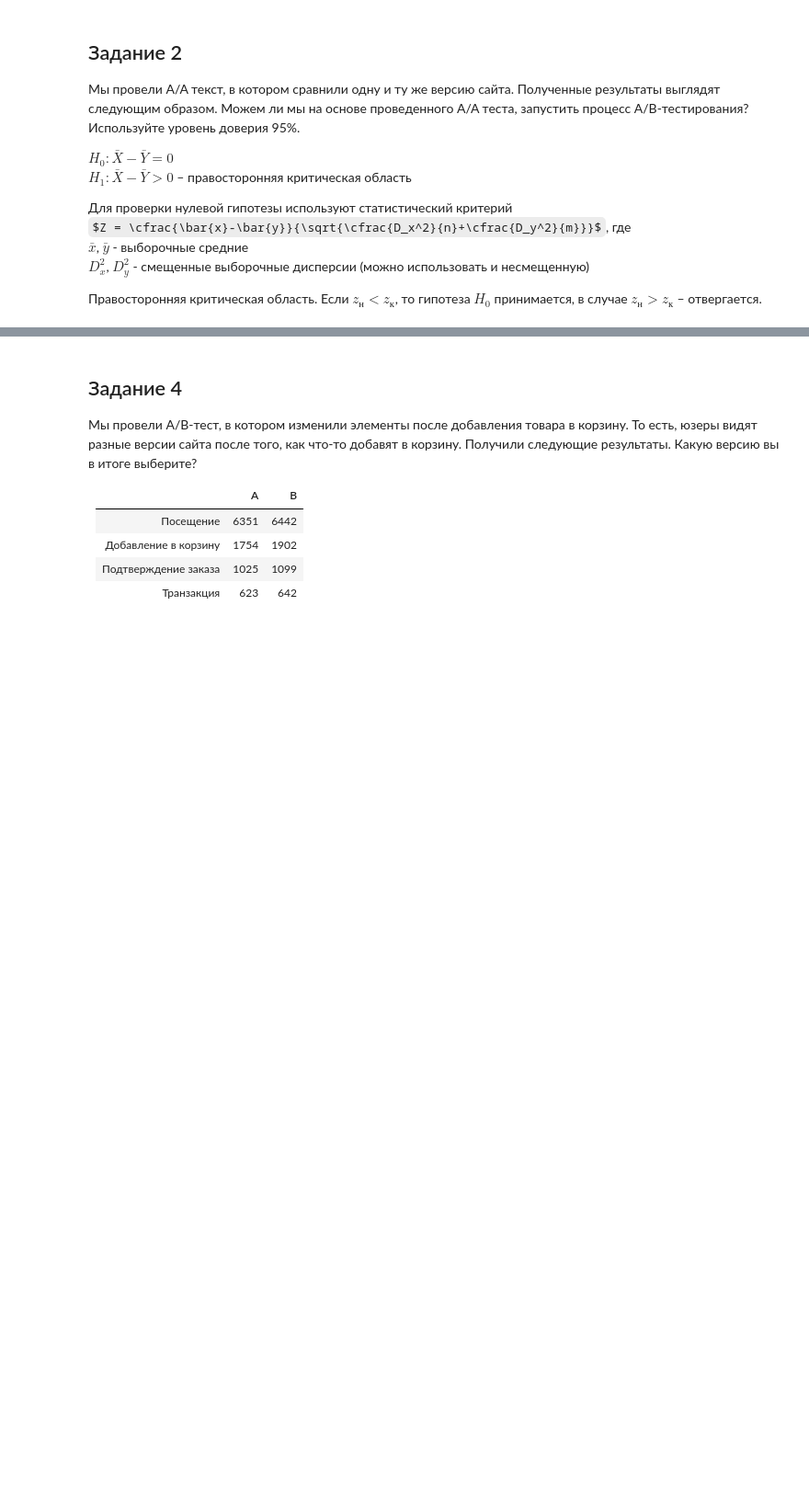
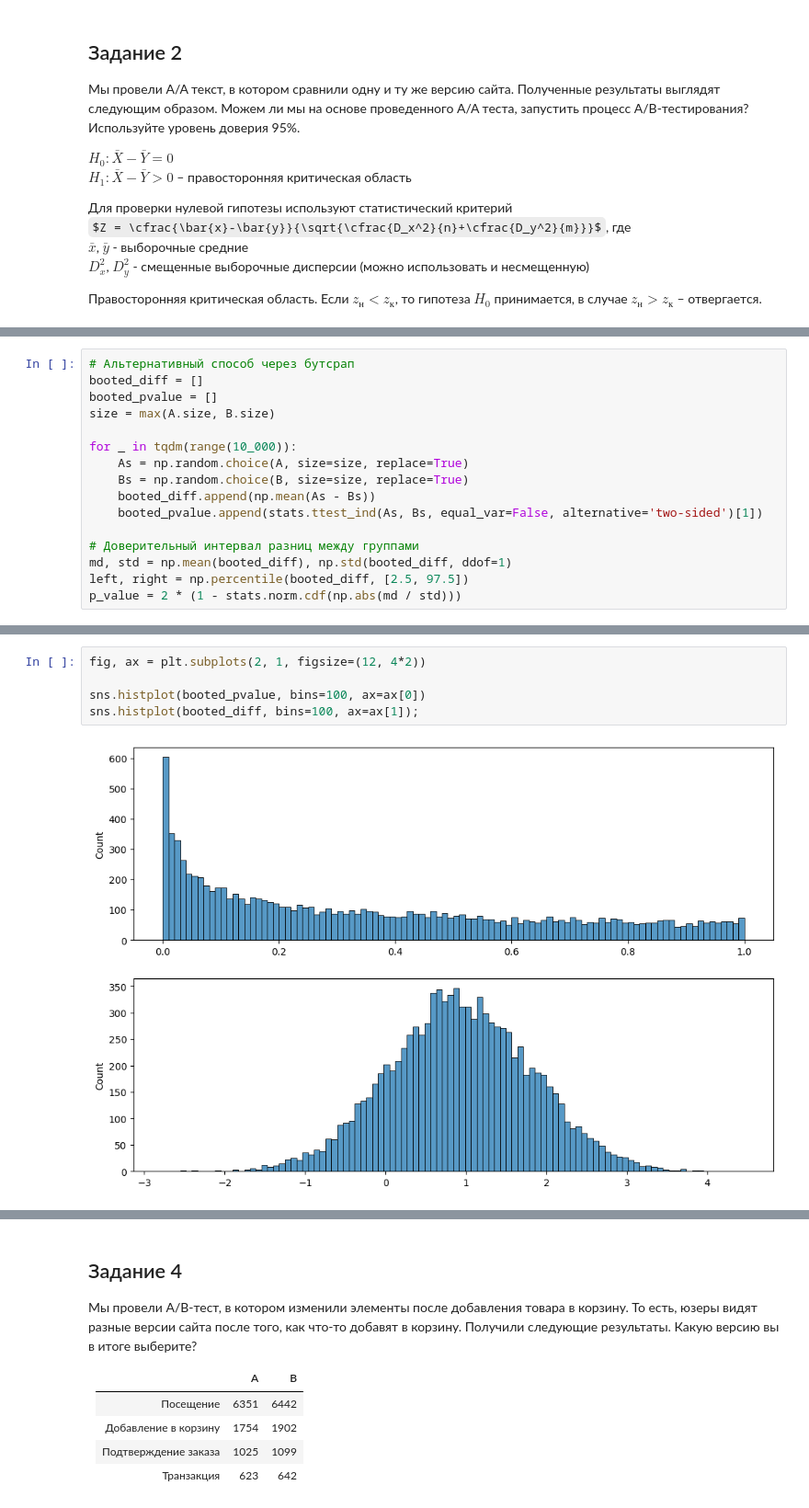
Before and after one commit to TanXmas/gb_StudyCourse_AB-testing, a Jupyter notebook: Lesson07/S07.ipynb, the cells around one changed output, grey strips where cells are left out. Shown at 92% size. Drawn from its saved outputs; the diff is of its cells as text; some formulas as TeX source; blank space fills up the shorter version.

```diff
--- a/Lesson07/S07.ipynb
+++ b/Lesson07/S07.ipynb
@@ -66,0 +206,16 @@ H0: M(X)=M(Y) is True
+# %%
+# Альтернативный способ через бутсрап
+booted_diff = []
+booted_pvalue = []
+size = max(A.size, B.size)
+
+for _ in tqdm(range(10_000)):
+    As = np.random.choice(A, size=size, replace=True)
+    Bs = np.random.choice(B, size=size, replace=True)
+    booted_diff.append(np.mean(As - Bs))
+    booted_pvalue.append(stats.ttest_ind(As, Bs, equal_var=False, alternative='two-sided')[1])
+
+# Доверительный интервал разниц между группами
+md, std = np.mean(booted_diff), np.std(booted_diff, ddof=1)
+left, right = np.percentile(booted_diff, [2.5, 97.5])
+p_value = 2 * (1 - stats.norm.cdf(np.abs(md / std)))
@@ -66,0 +254,7 @@ H0: M(X)=M(Y) is True
+# %%
+fig, ax = plt.subplots(2, 1, figsize=(12, 4*2))
+
+sns.histplot(booted_pvalue, bins=100, ax=ax[0])
+sns.histplot(booted_diff, bins=100, ax=ax[1]);
+# %% [output]
+[figure, added]
```
Also changed, not shown: parts of 53 cells of this notebook.
